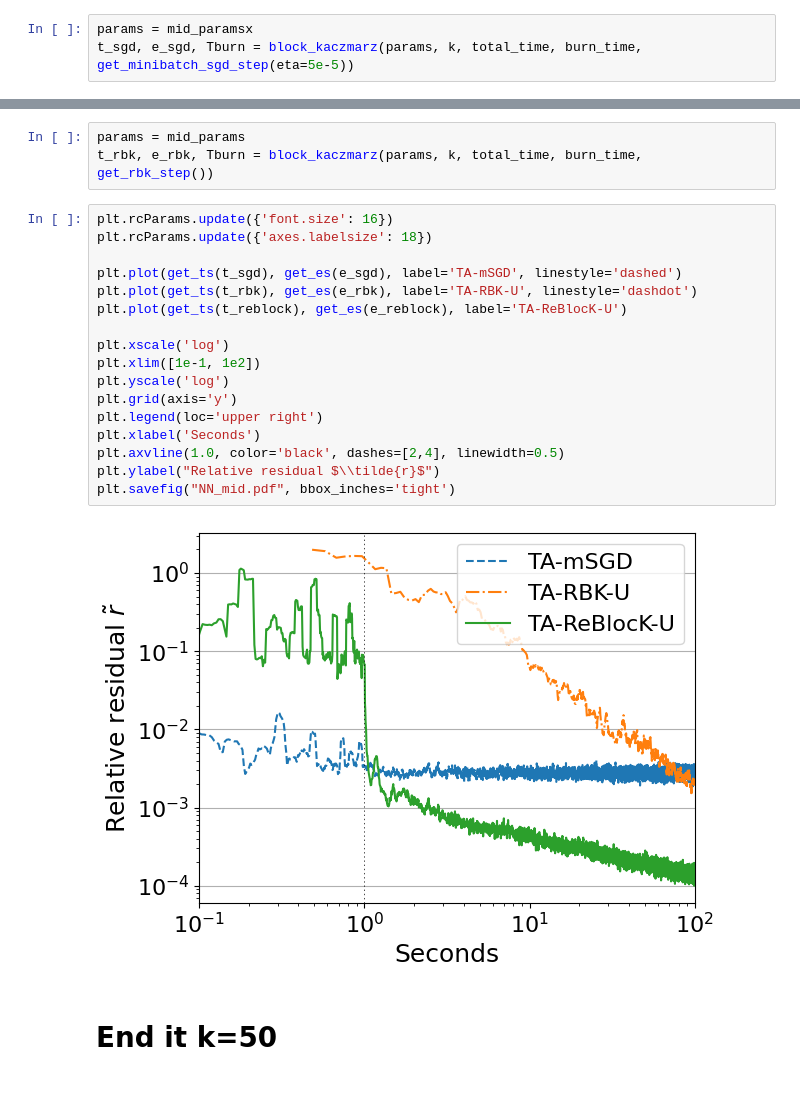
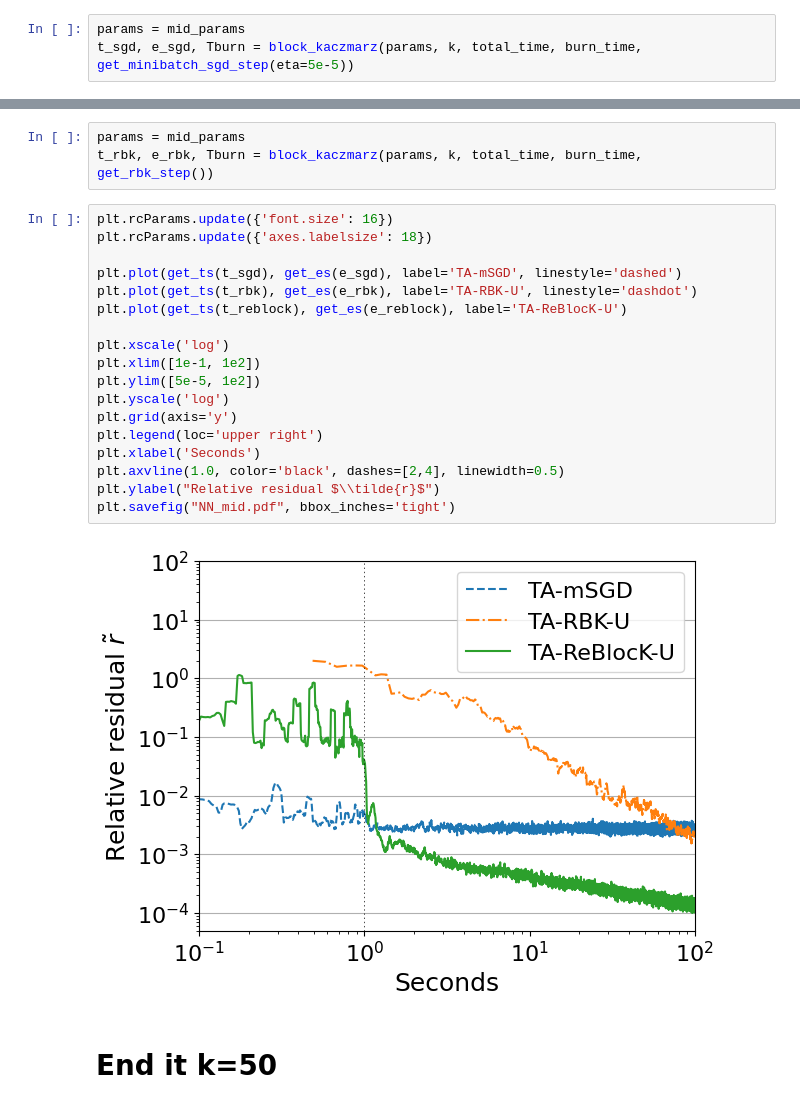
Before and after one commit to ggoldsh/block-kaczmarz-without-preprocessing, a Jupyter notebook: notebooks/NGD_examples.ipynb, the cells around one changed output, grey strips where cells are left out. Drawn from its saved outputs; the diff is of its cells as text.

```diff
--- a/notebooks/NGD_examples.ipynb
+++ b/notebooks/NGD_examples.ipynb
@@ -356,7 +352,7 @@ plt.savefig(f"it_speed.pdf", dpi=400, bbox_inches='tight')
 # %% [markdown]
 # Mid it k=50
 # %%
-params = mid_paramsx
+params = mid_params
 t_sgd, e_sgd, Tburn = block_kaczmarz(params, k, total_time, burn_time, get_minibatch_sgd_step(eta=5e-5))
 # %%
 params = mid_params
@@ -368,22 +364,23 @@ t_rbk, e_rbk, Tburn = block_kaczmarz(params, k, total_time, burn_time, get_rbk_s
 # %%
 plt.rcParams.update({'font.size': 16})
 plt.rcParams.update({'axes.labelsize': 18})
 
 plt.plot(get_ts(t_sgd), get_es(e_sgd), label='TA-mSGD', linestyle='dashed')
 plt.plot(get_ts(t_rbk), get_es(e_rbk), label='TA-RBK-U', linestyle='dashdot')
 plt.plot(get_ts(t_reblock), get_es(e_reblock), label='TA-ReBlocK-U')
 
 plt.xscale('log')
 plt.xlim([1e-1, 1e2])
+plt.ylim([5e-5, 1e2])
 plt.yscale('log')
 plt.grid(axis='y')
 plt.legend(loc='upper right')
 plt.xlabel('Seconds')
 plt.axvline(1.0, color='black', dashes=[2,4], linewidth=0.5)
 plt.ylabel("Relative residual $\\tilde{r}$")
 plt.savefig("NN_mid.pdf", bbox_inches='tight')
 # %% [output]
-[figure, old version]
+[figure, new version]
 # %% [markdown]
 # End it k=50
 # %%
```
Also changed, not shown: parts of 6 cells of this notebook.
